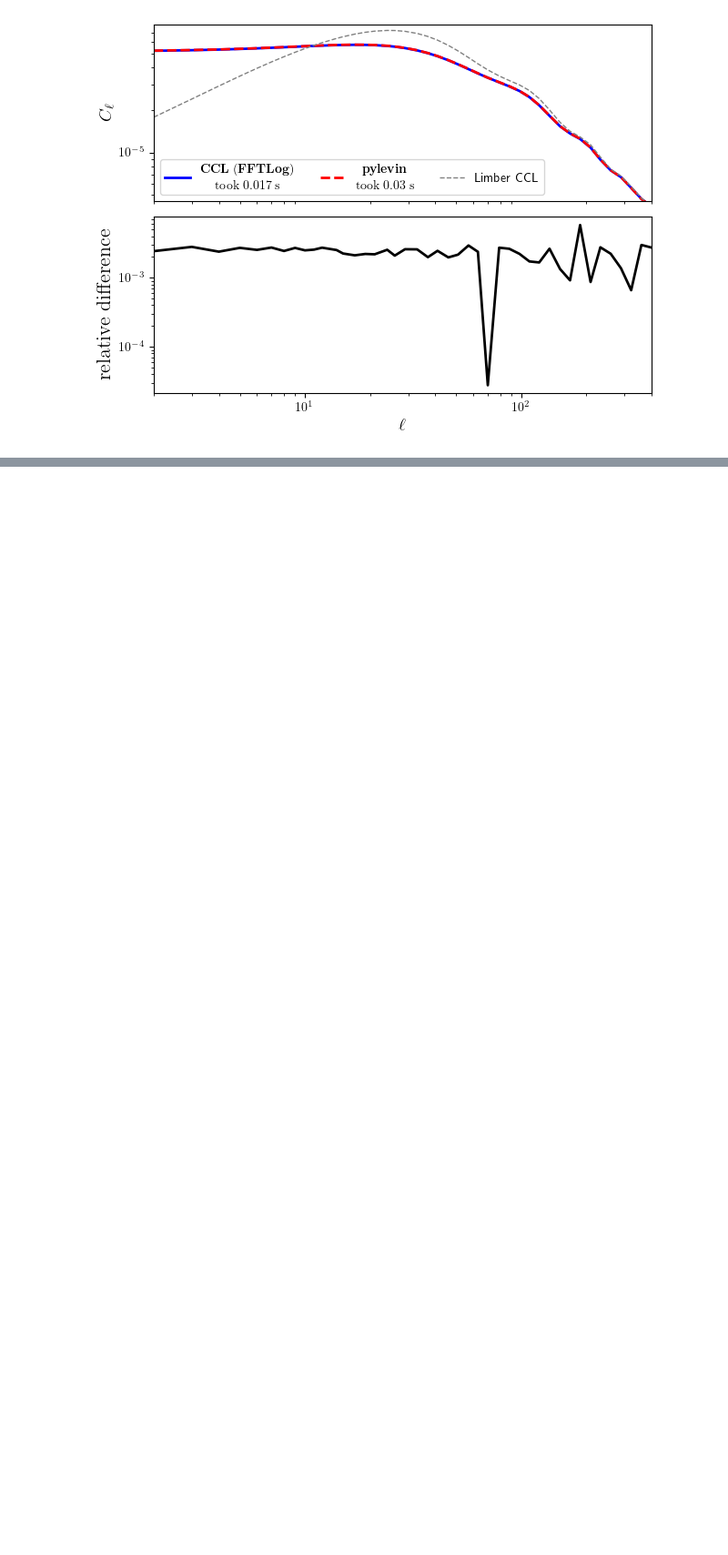
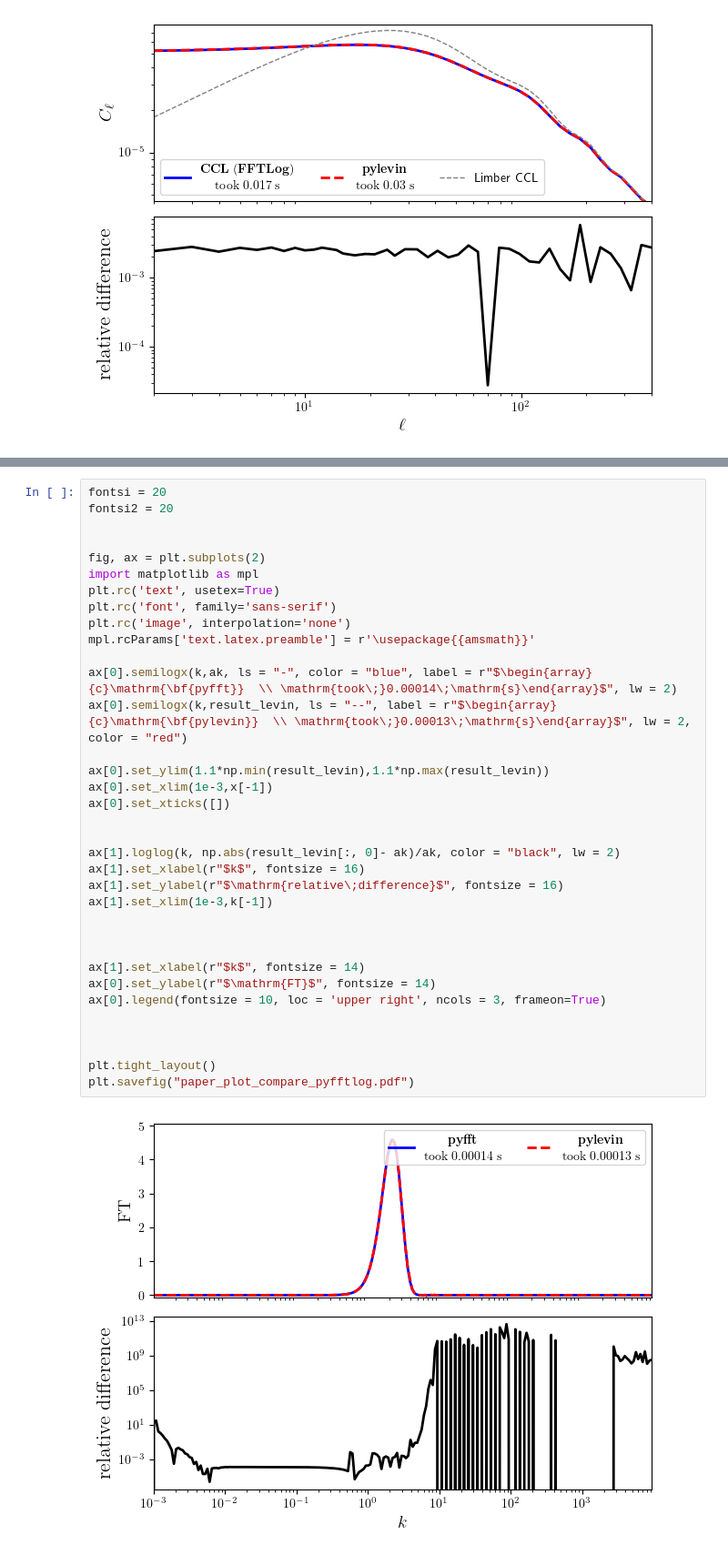
Before and after one commit to rreischke/levin_bessel, a Jupyter notebook: paper/paper_plot.ipynb, the cells around one changed output, grey strips where cells are left out. Shown: that part at 91% size. Cells and saved outputs as stored; diff of their text form; blank space fills up the shorter version.

```diff
--- a/paper/paper_plot.ipynb
+++ b/paper/paper_plot.ipynb
@@ -466,0 +578,37 @@ plt.savefig("paper_plot_compare_CCL.pdf")
+# %%
+fontsi = 20
+fontsi2 = 20
+
+
+fig, ax = plt.subplots(2)
+import matplotlib as mpl
+plt.rc('text', usetex=True)
+plt.rc('font', family='sans-serif')
+plt.rc('image', interpolation='none')
+mpl.rcParams['text.latex.preamble'] = r'\usepackage{{amsmath}}'
+
+ax[0].semilogx(k,ak, ls = "-", color = "blue", label = r"$\begin{array}{c}\mathrm{\bf{pyfft}}  \\ \mathrm{took\;}0.00014\;\mathrm{s}\end{array}$", lw = 2)
+ax[0].semilogx(k,result_levin, ls = "--", label = r"$\begin{array}{c}\mathrm{\bf{pylevin}}  \\ \mathrm{took\;}0.00013\;\mathrm{s}\end{array}$", lw = 2, color = "red")
+
+ax[0].set_ylim(1.1*np.min(result_levin),1.1*np.max(result_levin))
+ax[0].set_xlim(1e-3,x[-1])
+ax[0].set_xticks([])
+
+
+ax[1].loglog(k, np.abs(result_levin[:, 0]- ak)/ak, color = "black", lw = 2)
+ax[1].set_xlabel(r"$k$", fontsize = 16)
+ax[1].set_ylabel(r"$\mathrm{relative\;difference}$", fontsize = 16)
+ax[1].set_xlim(1e-3,k[-1])
+
+
+
+ax[1].set_xlabel(r"$k$", fontsize = 14)
+ax[0].set_ylabel(r"$\mathrm{FT}$", fontsize = 14)
+ax[0].legend(fontsize = 10, loc = 'upper right', ncols = 3, frameon=True)
+
+
+
+plt.tight_layout()
+plt.savefig("paper_plot_compare_pyfftlog.pdf")
+# %% [output]
+[figure, added]
```
Also changed, not shown: parts of 5 cells of this notebook, 5 other files.
